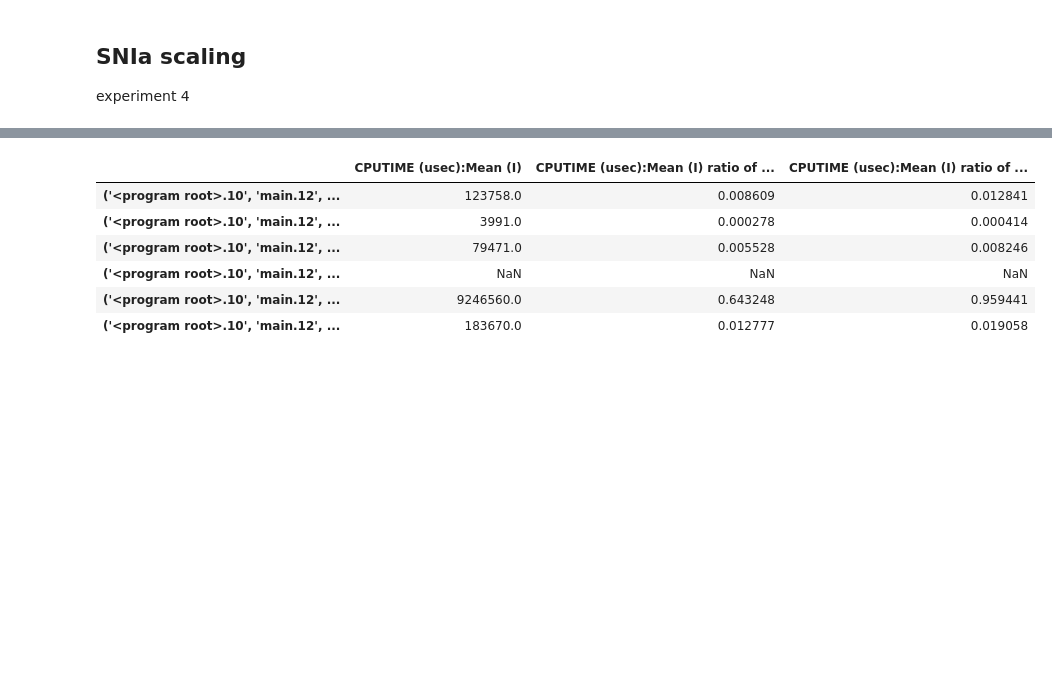
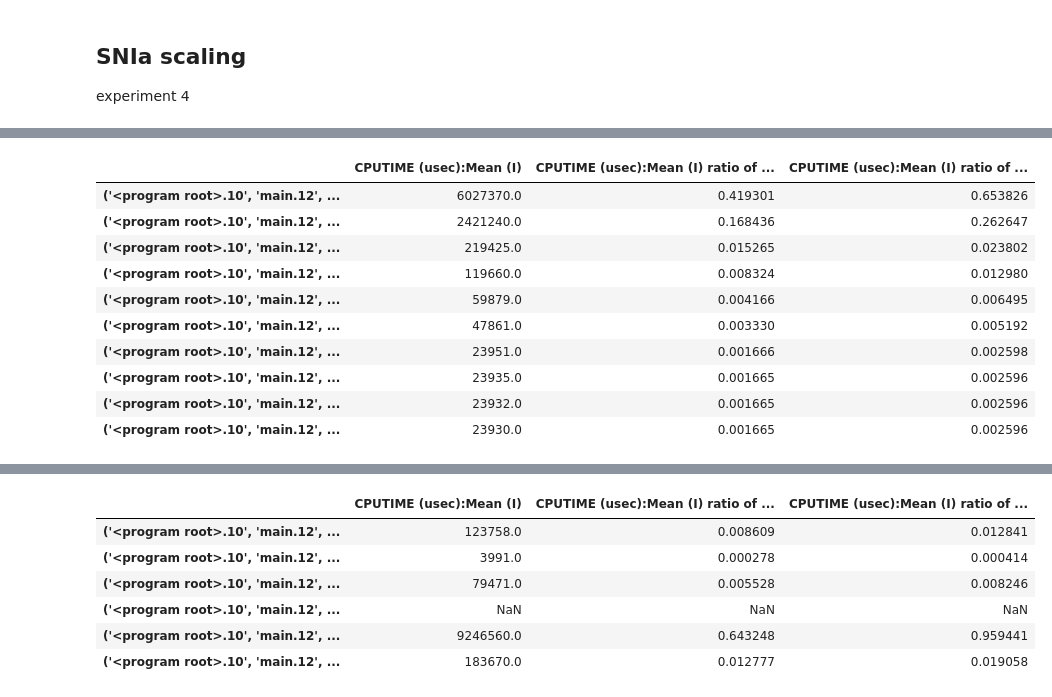
Before and after one commit to mbdevpl/docker-transpyle-flash, a Jupyter notebook: profile_flash.ipynb, the cells around one changed output, grey strips where cells are left out. Saved outputs shown, nothing was run; the diff lists cells and outputs as text; code cells hidden in the pictures; blank space fills up the shorter version.

```diff
--- a/profile_flash.ipynb
+++ b/profile_flash.ipynb
@@ -402,0 +422,17 @@ hot_paths['base', 'SNIa_DoubleDetonation', 0][:]
+# %%
+timings['base', 'SNIa_DoubleDetonation', 0] \
+    .at_paths(prefix=('<program root>.10', 'main.12', 'driver_evolveflash_.698', '<loop 458.748>',
+                      'hydro_.3210', 'hy_advance_.4836', '<loop 6582.5132>', 'hy_computefluxes_.5134')) \
+    .at_depth(9).compact.sort_values('CPUTIME (usec):Mean (I) ratio of parent', ascending=False)[:10]
+# %% [output]
+|  | CPUTIME (usec):Mean (I) | CPUTIME (usec):Mean (I) ratio of ... | CPUTIME (usec):Mean (I) ratio of ... |
+| ('<program root>.10', 'main.12', ... | 6027370.0 | 0.419301 | 0.653826 |
+| ('<program root>.10', 'main.12', ... | 2421240.0 | 0.168436 | 0.262647 |
+| ('<program root>.10', 'main.12', ... | 219425.0 | 0.015265 | 0.023802 |
+| ('<program root>.10', 'main.12', ... | 119660.0 | 0.008324 | 0.012980 |
+| ('<program root>.10', 'main.12', ... | 59879.0 | 0.004166 | 0.006495 |
+| ('<program root>.10', 'main.12', ... | 47861.0 | 0.003330 | 0.005192 |
+| ('<program root>.10', 'main.12', ... | 23951.0 | 0.001666 | 0.002598 |
+| ('<program root>.10', 'main.12', ... | 23935.0 | 0.001665 | 0.002596 |
+| ('<program root>.10', 'main.12', ... | 23932.0 | 0.001665 | 0.002596 |
+| ('<program root>.10', 'main.12', ... | 23930.0 | 0.001665 | 0.002596 |
```
Also changed, not shown: parts of 3 cells of this notebook.
